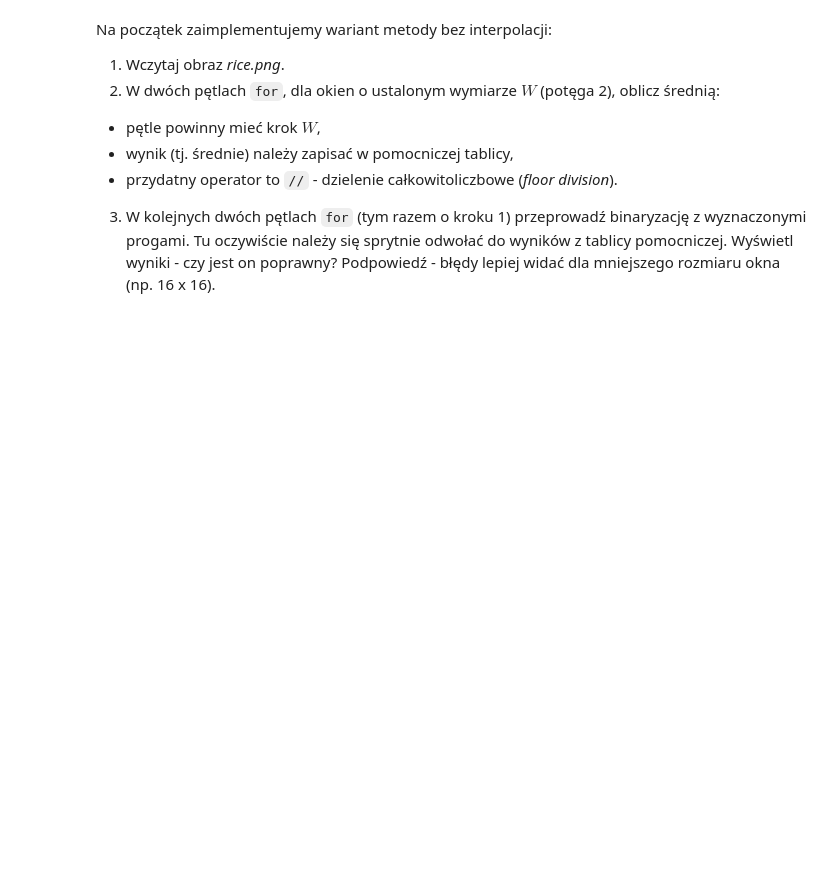
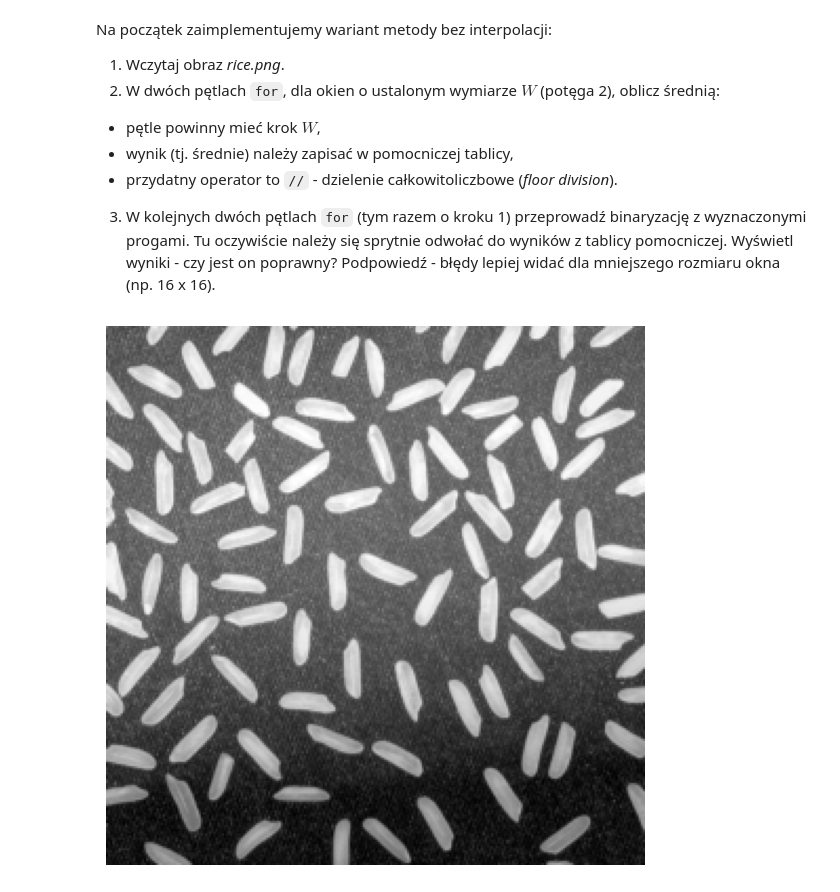
Before and after one commit to sQbanv/Introduction-to-Digital-Image-Processing, a Jupyter notebook: Binaryzacja/04_thresholding_hw.ipynb, the cells around one changed output. Cells and saved outputs as stored; diff of their text form; code cells hidden in the pictures; blank space fills up the shorter version.

```diff
--- a/Binaryzacja/04_thresholding_hw.ipynb
+++ b/Binaryzacja/04_thresholding_hw.ipynb
@@ -36,3 +36,16 @@ fileName = "rice.png"
 if not os.path.exists(fileName):
     r = requests.get(url + fileName, allow_redirects=True)
     open(fileName, 'wb').write(r.content)
+# %%
+def draw_img_g(img):
+    fig, axs = plt.subplots(1,1)
+    fig.set_size_inches(7,7)
+
+    axs.axis('off')
+    axs.imshow(img, 'gray')
+# %%
+rice = cv2.imread("rice.png", cv2.IMREAD_GRAYSCALE)
+
+draw_img_g(rice)
+# %% [output]
+[figure, added]
```
Also changed, not shown: parts of 8 cells of this notebook.
